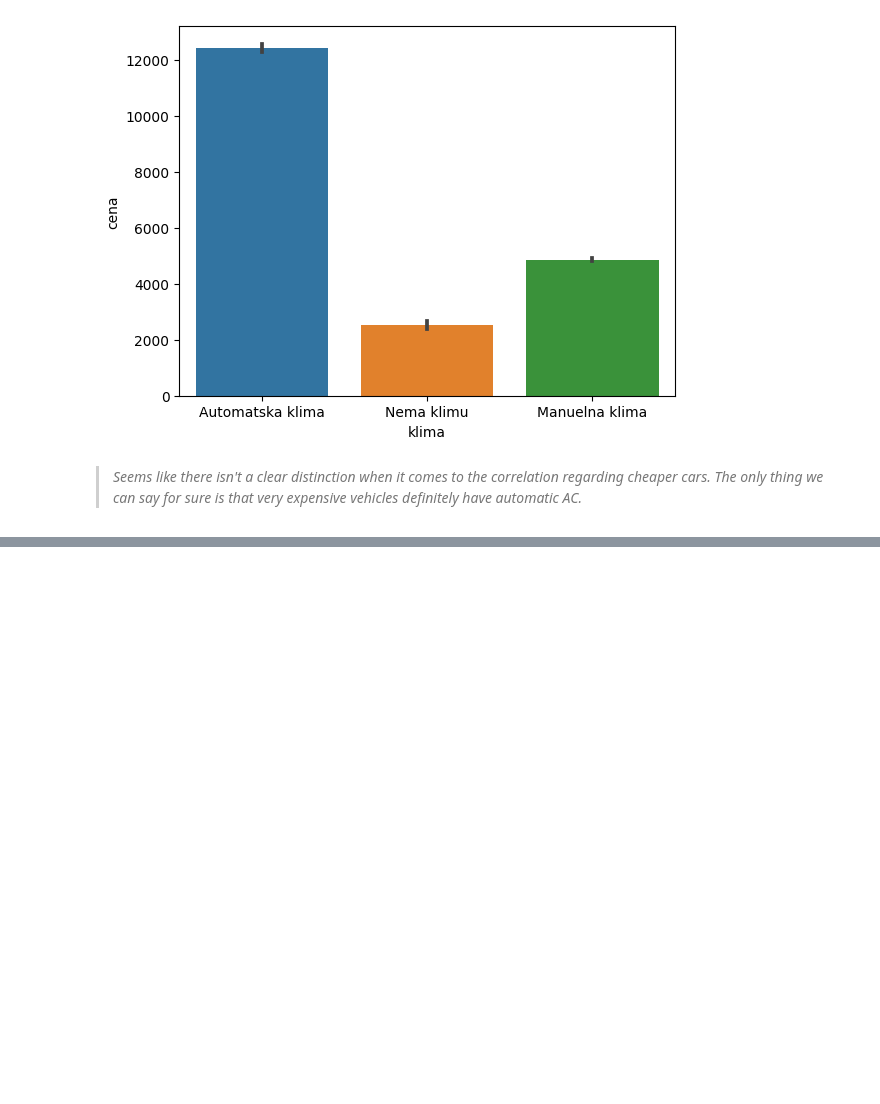
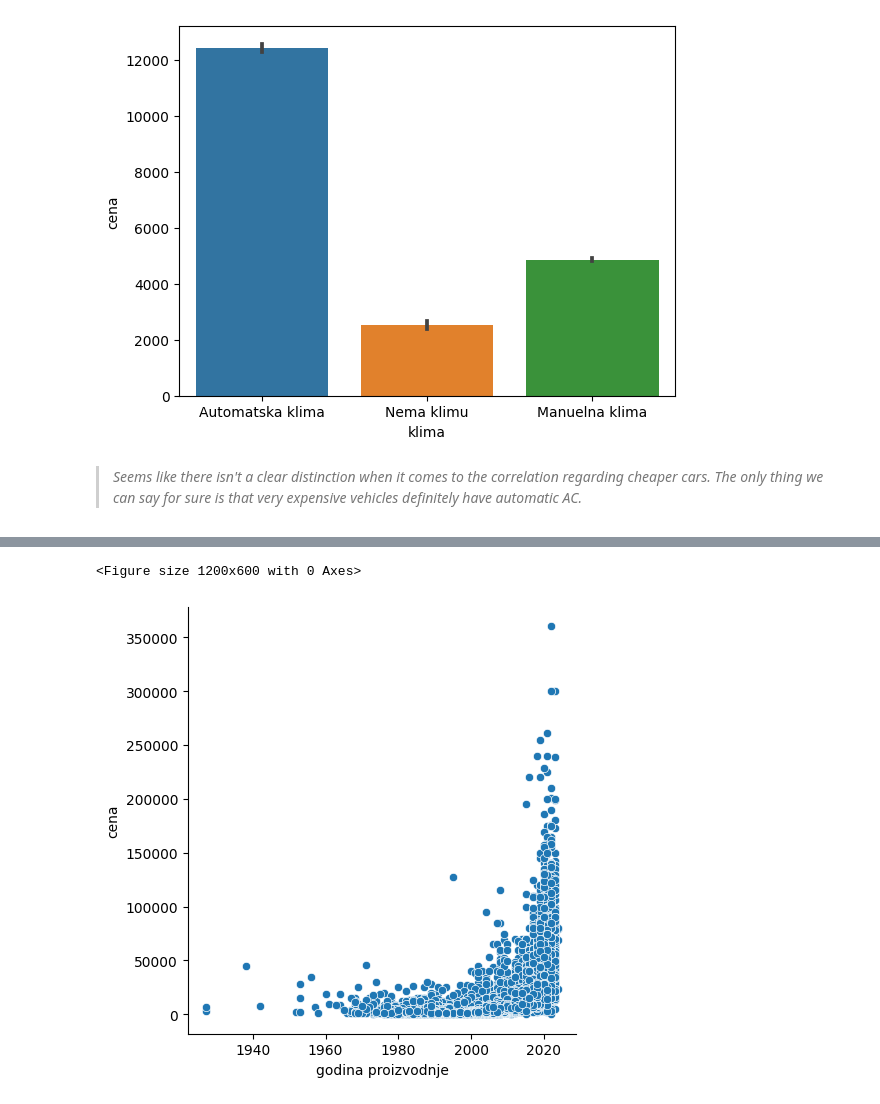
Before and after one commit to milsek/siap-projekat, a Jupyter notebook: explore.ipynb, the cells around one changed output, grey strips where cells are left out. Cells and saved outputs as stored; diff of their text form; code cells hidden in the pictures; blank space fills up the shorter version.

```diff
--- a/explore.ipynb
+++ b/explore.ipynb
@@ -163,0 +169,7 @@ plt.show()
+# %%
+plt.figure(figsize=(12,6))
+sns.relplot(x='godina proizvodnje', y='cena', data=df)
+plt.show()
+# %% [output]
+<Figure size 1200x600 with 0 Axes>
+[figure, added]
```
Also changed, not shown: parts of 2 cells of this notebook.
